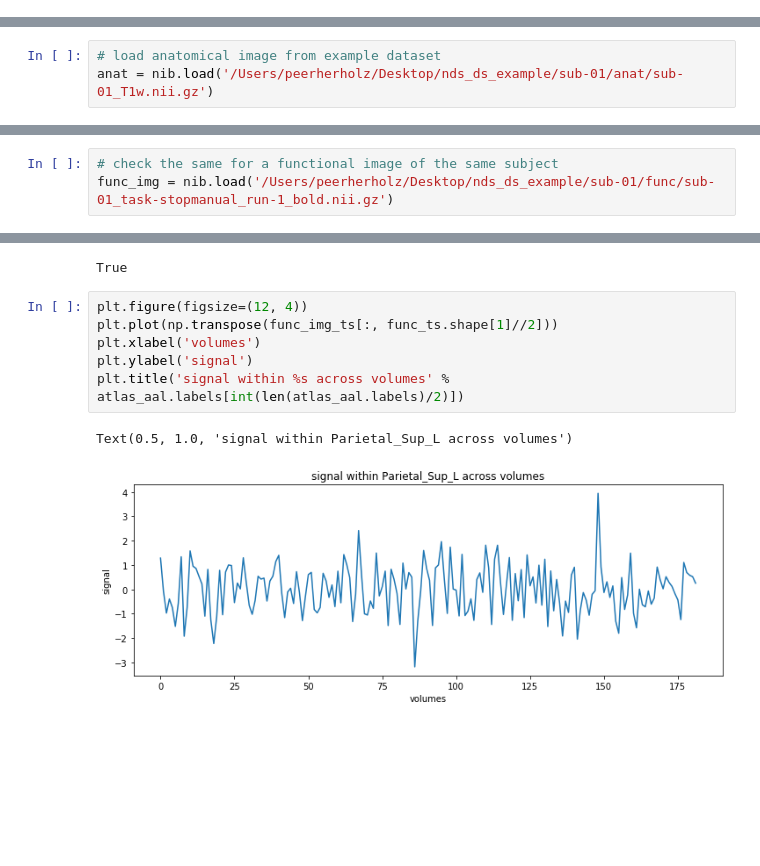
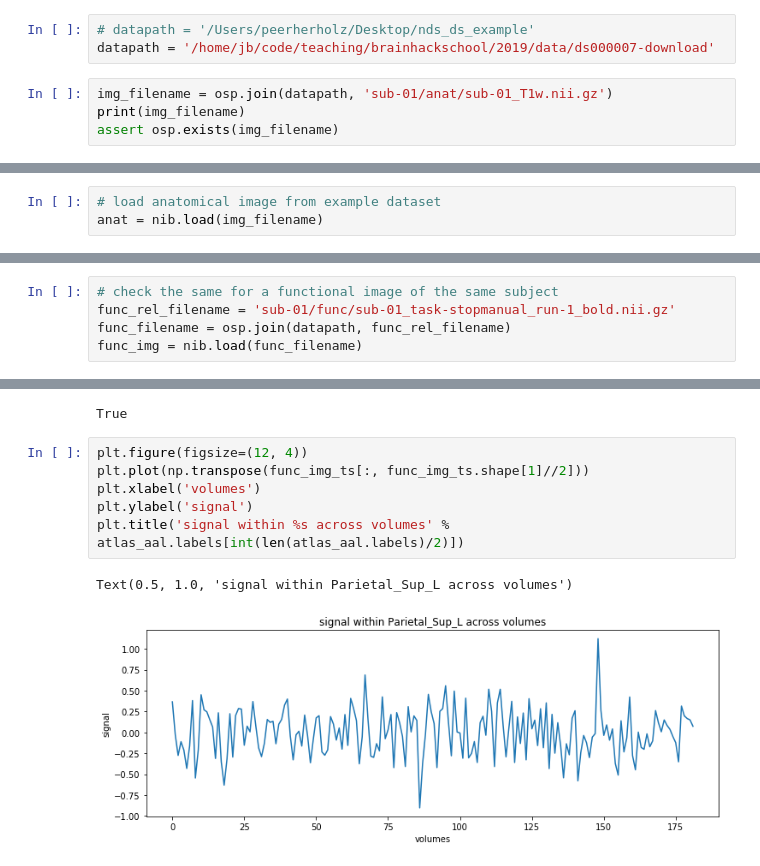
Before and after one commit to neurodatascience/NeuroDataSci-course-2019, a Jupyter notebook: content/day2/am/intro_python_practicals.ipynb, the cells around one changed output, grey strips where cells are left out. Drawn from its saved outputs; the diff is of its cells as text; blank space fills up the shorter version.

```diff
--- a/content/day2/am/intro_python_practicals.ipynb
+++ b/content/day2/am/intro_python_practicals.ipynb
@@ -455,0 +475,7 @@ nb.
+# %%
+# datapath = '/Users/peerherholz/Desktop/nds_ds_example'
+datapath = '/home/jb/code/teaching/brainhackschool/2019/data/ds000007-download'
+# %%
+img_filename = osp.join(datapath, 'sub-01/anat/sub-01_T1w.nii.gz')
+print(img_filename)
+assert osp.exists(img_filename)
@@ -456,6 +484,6 @@ nb.
 # %%
 # load anatomical image from example dataset
-anat = nib.load('/Users/peerherholz/Desktop/nds_ds_example/sub-01/anat/sub-01_T1w.nii.gz')
+anat = nib.load(img_filename)
 # %%
 type(anat)
 # %% [output]
@@ -627,7 +655,9 @@ anat.orthoview()
 [figure]
 # %%
 # check the same for a functional image of the same subject
-func_img = nib.load('/Users/peerherholz/Desktop/nds_ds_example/sub-01/func/sub-01_task-stopmanual_run-1_bold.nii.gz')
+func_rel_filename = 'sub-01/func/sub-01_task-stopmanual_run-1_bold.nii.gz'
+func_filename = osp.join(datapath, func_rel_filename)
+func_img = nib.load(func_filename)
 # %%
 type(func_img)
 # %% [output]
@@ -980,13 +1009,13 @@ func_img_ts.shape[1] == len(atlas_aal.labels)
 True
 # %%
 plt.figure(figsize=(12, 4))
-plt.plot(np.transpose(func_img_ts[:, func_ts.shape[1]//2]))
+plt.plot(np.transpose(func_img_ts[:, func_img_ts.shape[1]//2]))
 plt.xlabel('volumes')
 plt.ylabel('signal')
 plt.title('signal within %s across volumes' % atlas_aal.labels[int(len(atlas_aal.labels)/2)])
 # %% [output]
 Text(0.5, 1.0, 'signal within Parietal_Sup_L across volumes')
-[figure, old version]
+[figure, new version]
 # %%
 plt.figure(figsize=(12, 4))
 plt.plot(np.transpose(func_img_ts[:, func_img_ts.shape[1]//2]))
```
Also changed, not shown: parts of 51 cells of this notebook.
